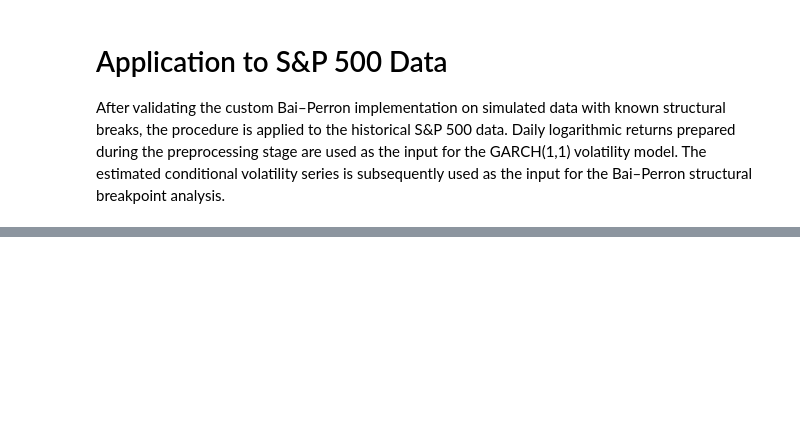
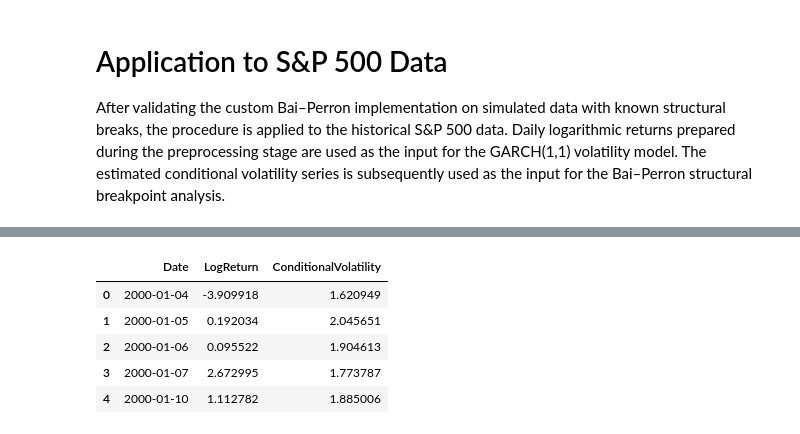
Before and after one commit to fleurclochette/Scientific-Project-SS26-Group-8, a Jupyter notebook: notebooks/03_garch_breakpoints.ipynb, the cells around one changed output, grey strips where cells are left out. Cells and saved outputs as stored; diff of their text form; code cells hidden in the pictures; blank space fills up the shorter version.

```diff
--- a/notebooks/03_garch_breakpoints.ipynb
+++ b/notebooks/03_garch_breakpoints.ipynb
@@ -503,0 +644,14 @@ print(df.columns)
+# %%
+# Step 9 Fit GARCH(1,1)
+garch_model = arch_model(
+    returns,
+    mean="Constant",
+    vol="GARCH",
+    p=1,
+    q=1
+)
+
+garch_result = garch_model.fit(
+    disp="off"
+)
+print(garch_result.summary())
@@ -503,0 +690,23 @@ print(df.columns)
+# %%
+# Step 10 Extract conditional volatility
+
+# This is the actual input for the Bai-perron analysis
+
+df["ConditionalVolatility"] = (
+    garch_result.conditional_volatility
+)
+
+df[
+    [
+        "Date",
+        "LogReturn",
+        "ConditionalVolatility"
+    ]
+].head()
+# %% [output]
+|  | Date | LogReturn | ConditionalVolatility |
+| 0 | 2000-01-04 | -3.909918 | 1.620949 |
+| 1 | 2000-01-05 | 0.192034 | 2.045651 |
+| 2 | 2000-01-06 | 0.095522 | 1.904613 |
+| 3 | 2000-01-07 | 2.672995 | 1.773787 |
+| 4 | 2000-01-10 | 1.112782 | 1.885006 |
```
Also changed, not shown: parts of 28 cells of this notebook.
